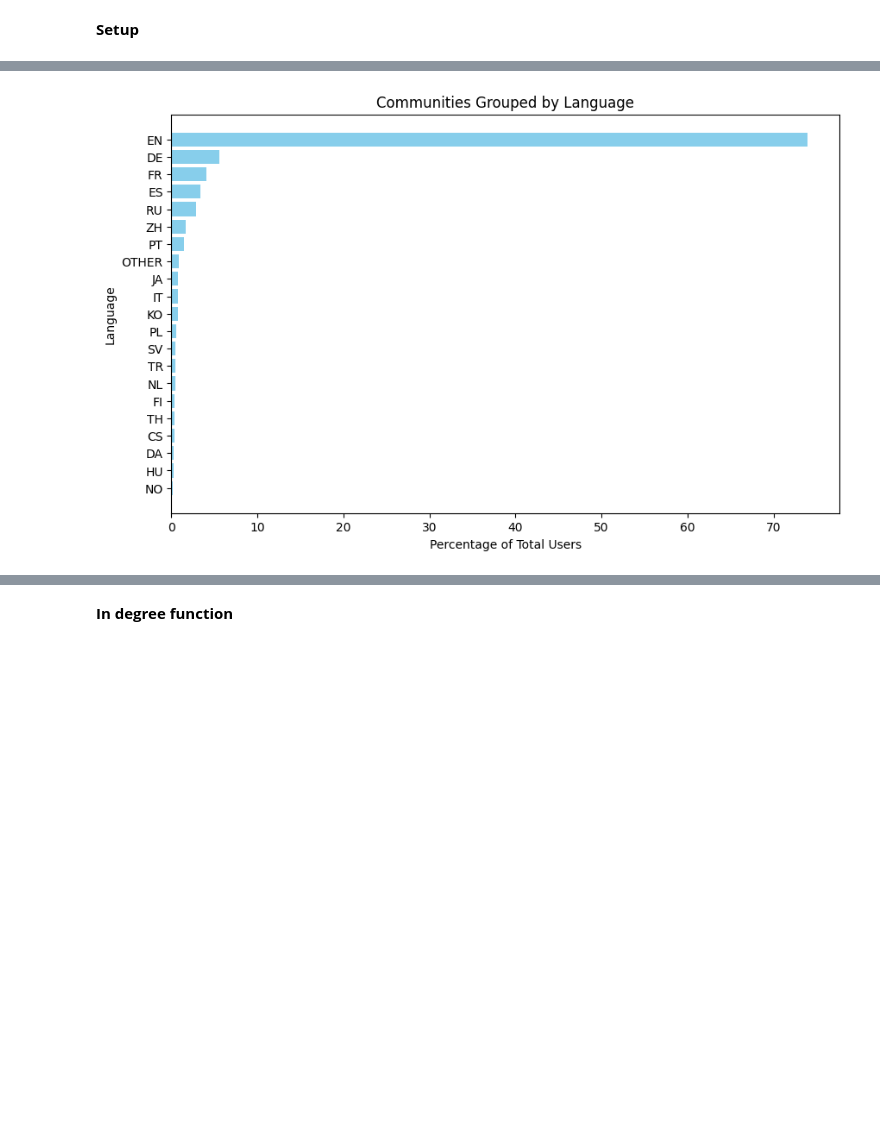
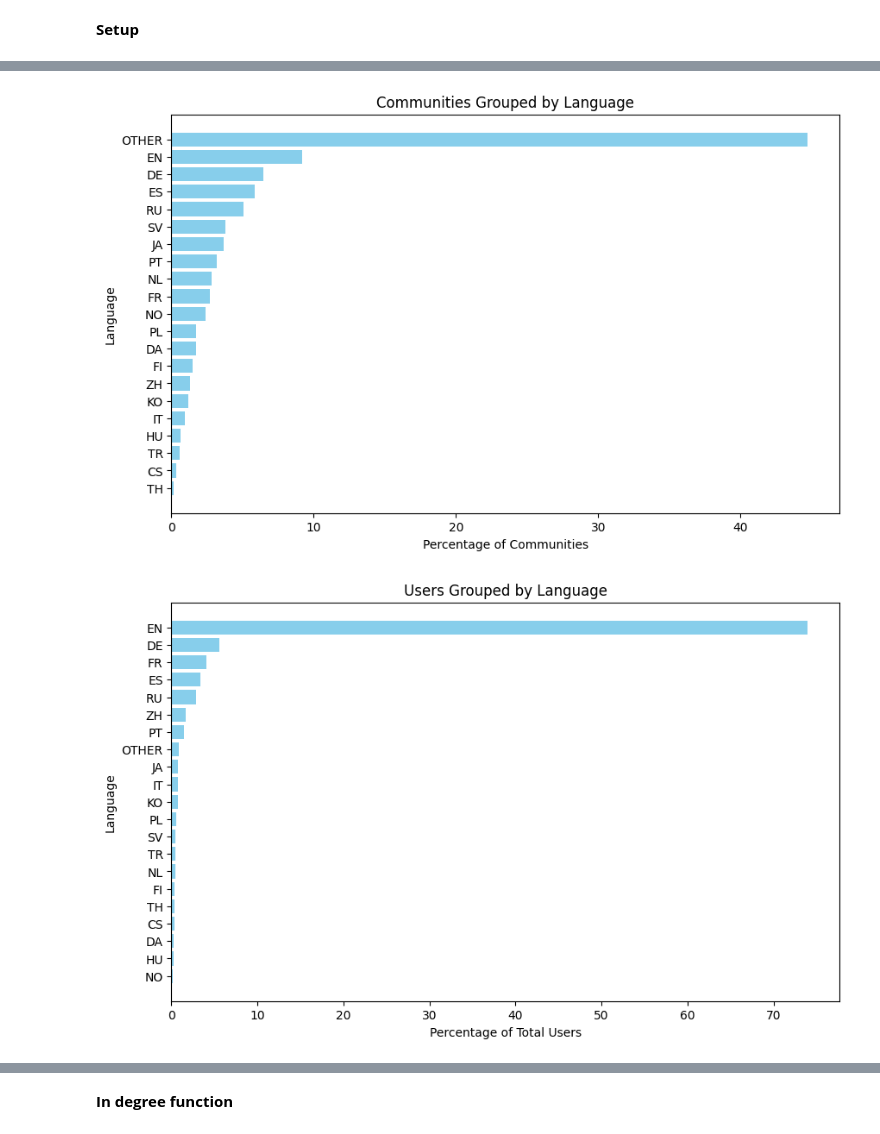
Before and after one commit to chenho2000/CS631-Final-Project, a Jupyter notebook: PageRank_LanguageNetwork.ipynb, the cells around one changed output, grey strips where cells are left out. Cells and saved outputs as stored; diff of their text form; code cells hidden in the pictures; blank space fills up the shorter version.

```diff
--- a/PageRank_LanguageNetwork.ipynb
+++ b/PageRank_LanguageNetwork.ipynb
@@ -124,27 +106,44 @@ only showing top 20 rows
 # %%
 # Show the communities grouped by language, sorted by total_users in descending order
 #communities_by_language.orderBy(f.desc("total_users")).show()
 import matplotlib.pyplot as plt
 
 # Convert the DataFrame to Pandas
 communities_by_language_pd = communities_by_language.toPandas()
+
+# Calculate the percentage of total users for each language
+communities_by_language_pd['percentage'] = (communities_by_language_pd['num_communities'] / communities_by_language_pd['num_communities'].sum()) * 100
+
+# Sort the data by percentage in descending order
+communities_by_language_pd = communities_by_language_pd.sort_values('percentage', ascending=False)
+
+# Plot the data
+plt.figure(figsize=(10, 6))
+plt.barh(communities_by_language_pd['language'], communities_by_language_pd['percentage'], color='skyblue')
+plt.xlabel('Percentage of Communities')
+plt.ylabel('Language')
+plt.title('Communities Grouped by Language')
+plt.gca().invert_yaxis()  # invert the y-axis to show the language with the highest percentage at the top
+plt.show()
+
 
 # Calculate the percentage of total users for each language
 communities_by_language_pd['percentage'] = (communities_by_language_pd['total_users'] / communities_by_language_pd['total_users'].sum()) * 100
 
 # Sort the data by percentage in descending order
 communities_by_language_pd = communities_by_language_pd.sort_values('percentage', ascending=False)
 
 # Plot the data
 plt.figure(figsize=(10, 6))
 plt.barh(communities_by_language_pd['language'], communities_by_language_pd['percentage'], color='skyblue')
 plt.xlabel('Percentage of Total Users')
 plt.ylabel('Language')
-plt.title('Communities Grouped by Language')
+plt.title('Users Grouped by Language')
 plt.gca().invert_yaxis()  # invert the y-axis to show the language with the highest percentage at the top
 plt.show()
 # %% [output]
-[figure, old version]
+[figure, new version]
+[figure, added]
 # %%
 # Read the excel file / rename columns
 twitch_gamers = spark.read.format("csv").option("header", "false").load(
```
Also changed, not shown: parts of 15 cells of this notebook.
